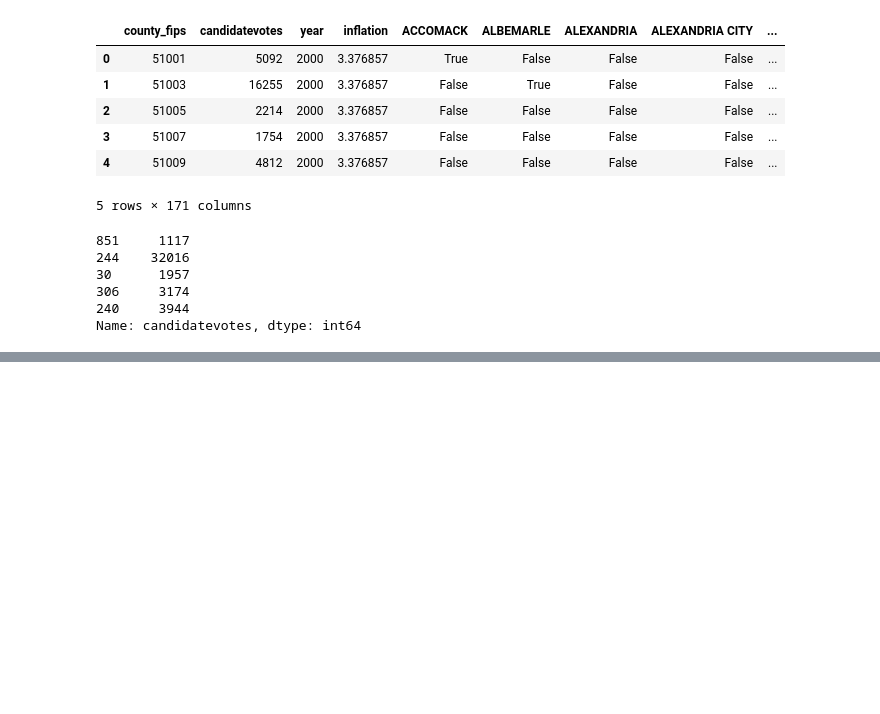
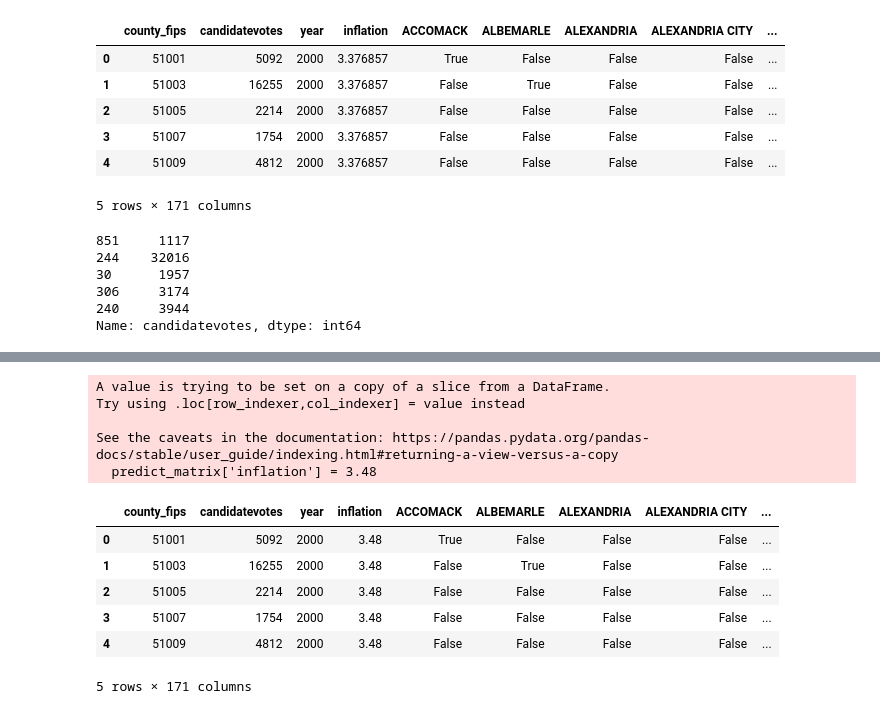
Before and after one commit to ashleyr05/project_voting, a Jupyter notebook: va_voting.ipynb, the cells around one changed output, grey strips where cells are left out. Cells and saved outputs as stored; diff of their text form; code cells hidden in the pictures; blank space fills up the shorter version.

```diff
--- a/va_voting.ipynb
+++ b/va_voting.ipynb
@@ -518,0 +543,19 @@ rf.score(X_test,y_test) # Rsq measure
+# %%
+predict_matrix['inflation'] = 3.48
+# current inflation rate from https://ycharts.com/indicators/us_inflation_rate#:~:text=US%20Inflation%20Rate%20is%20at,long%20term%20average%20of%203.28%25.
+# %% [output]
+A value is trying to be set on a copy of a slice from a DataFrame.
+Try using .loc[row_indexer,col_indexer] = value instead
+
+See the caveats in the documentation: https://pandas.pydata.org/pandas-docs/stable/user_guide/indexing.html#returning-a-view-versus-a-copy
+  predict_matrix['inflation'] = 3.48
+# %%
+predict_matrix.head()
+# %% [output]
+|  | county_fips | candidatevotes | year | inflation | ACCOMACK | ALBEMARLE | ALEXANDRIA | ALEXANDRIA CITY | ... |
+| 0 | 51001 | 5092 | 2000 | 3.48 | True | False | False | False | ... |
+| 1 | 51003 | 16255 | 2000 | 3.48 | False | True | False | False | ... |
+| 2 | 51005 | 2214 | 2000 | 3.48 | False | False | False | False | ... |
+| 3 | 51007 | 1754 | 2000 | 3.48 | False | False | False | False | ... |
+| 4 | 51009 | 4812 | 2000 | 3.48 | False | False | False | False | ... |
+5 rows × 171 columns
```
Also changed, not shown: parts of 21 cells of this notebook.
